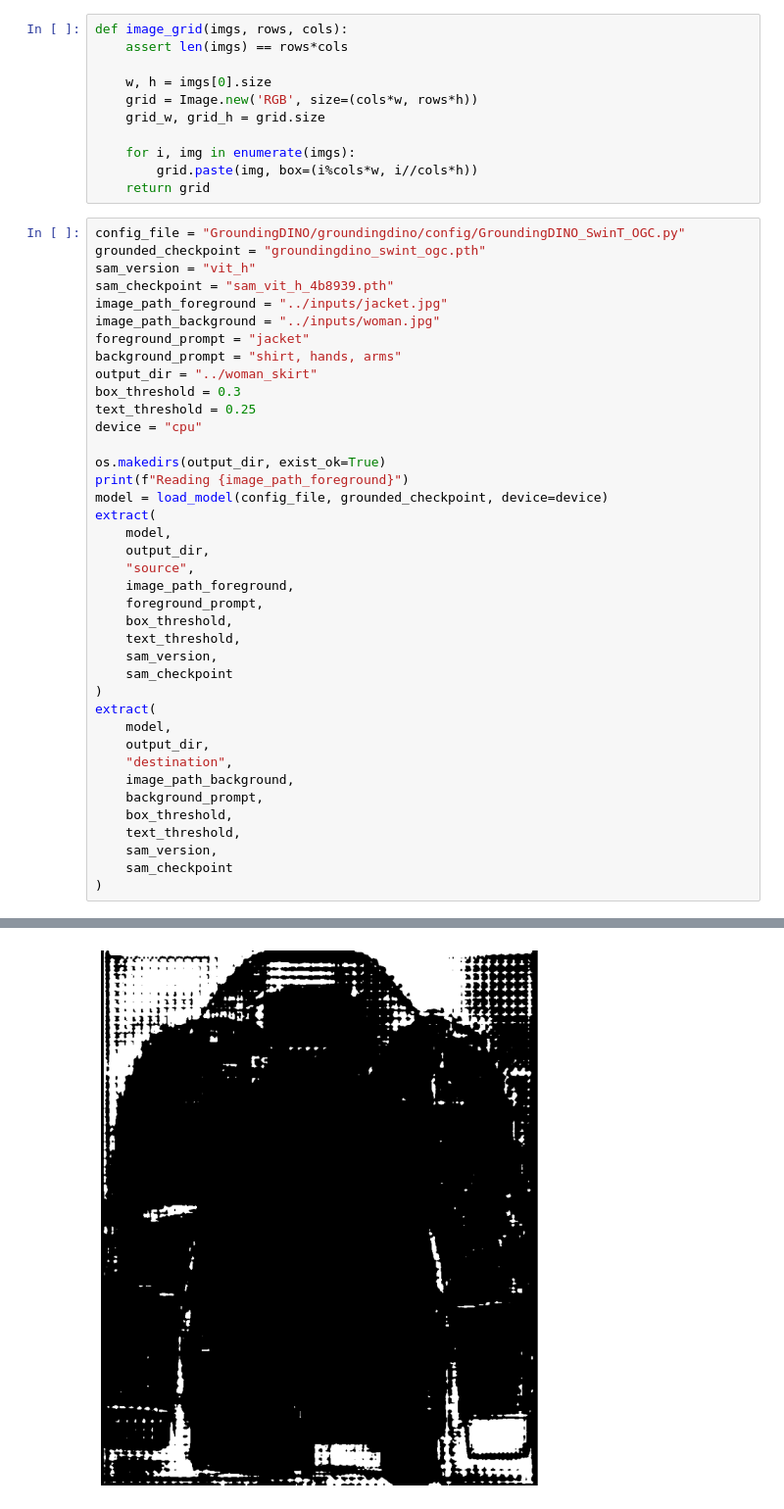
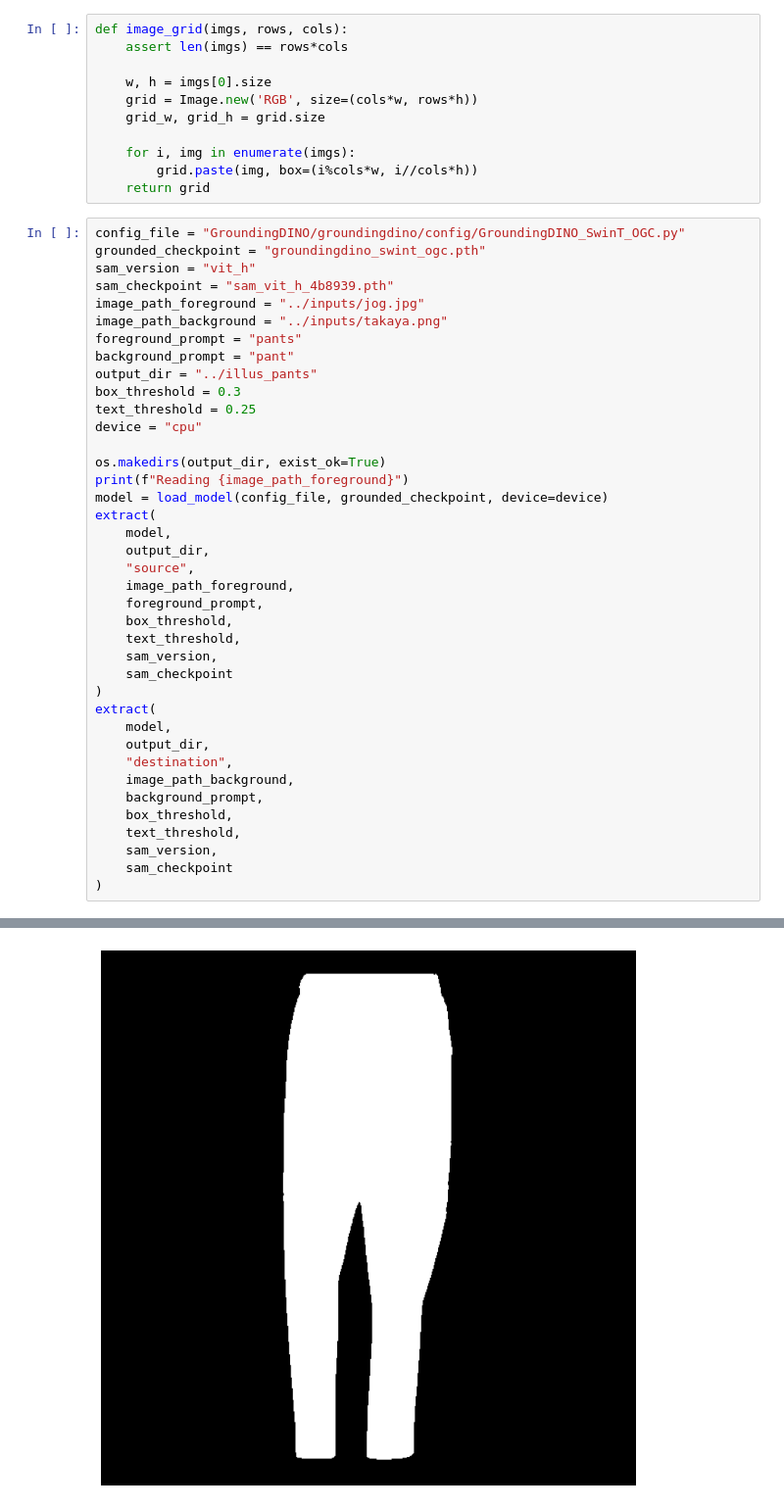
Before and after one commit to arellatoga/clother, a Jupyter notebook: generate_masks.ipynb, the cells around one changed output, grey strips where cells are left out. Shown: that part at 98% size. Cells and saved outputs as stored; diff of their text form.

```diff
--- a/generate_masks.ipynb
+++ b/generate_masks.ipynb
@@ -210,11 +210,11 @@ config_file = "GroundingDINO/groundingdino/config/GroundingDINO_SwinT_OGC.py"
 grounded_checkpoint = "groundingdino_swint_ogc.pth"
 sam_version = "vit_h"
 sam_checkpoint = "sam_vit_h_4b8939.pth"
-image_path_foreground = "../inputs/jacket.jpg"
-image_path_background = "../inputs/woman.jpg"
-foreground_prompt = "jacket"
-background_prompt = "shirt, hands, arms"
-output_dir = "../woman_skirt"
+image_path_foreground = "../inputs/jog.jpg"
+image_path_background = "../inputs/takaya.png"
+foreground_prompt = "pants"
+background_prompt = "pant"
+output_dir = "../illus_pants"
 box_threshold = 0.3
 text_threshold = 0.25
 device = "cpu"
@@ -252,17 +252,17 @@ _IncompatibleKeys(missing_keys=[], unexpected_keys=['label_enc.weight', 'bert.em
  array([[0., 0., 0., ..., 0., 0., 0.],
         [0., 0., 0., ..., 0., 0., 0.],
         [0., 0., 0., ..., 0., 0., 0.],
         ...,
         [0., 0., 0., ..., 0., 0., 0.],
         [0., 0., 0., ..., 0., 0., 0.],
         [0., 0., 0., ..., 0., 0., 0.]], dtype=float32),
  array([[[255, 255, 255],
          [255, 255, 255],
          [255, 255, 255],
          ...,
 ... (139 lines left out)
          ...,
          [255, 255, 255],
          [255, 255, 255],
          [255, 255, 255]]]))
-[figure, old version]
+[figure, new version]
```
Also changed, not shown: parts of 1 cell of this notebook, 42 other files.
